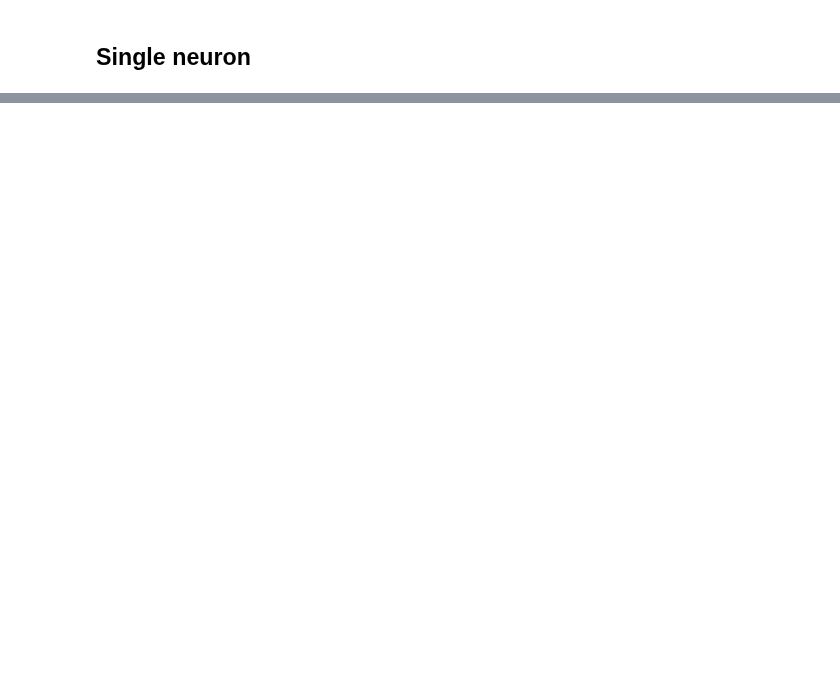
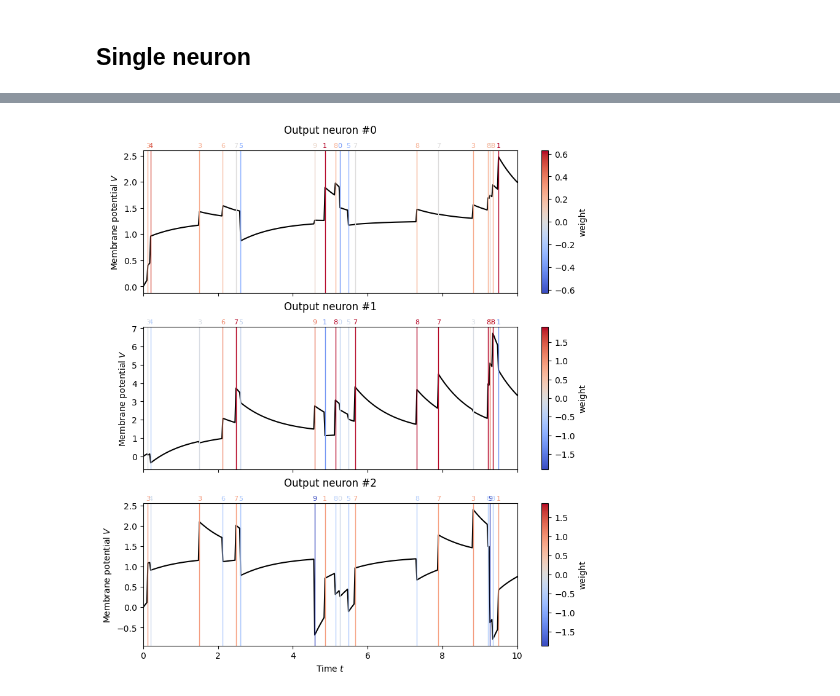
Before and after one commit to carlowenig/spikegd-carlo, a Jupyter notebook: experiments/heidelberg/leaky_integrate_test.ipynb, the cells around one changed output, grey strips where cells are left out. Drawn from its saved outputs; the diff is of its cells as text; code cells hidden in the pictures; blank space fills up the shorter version.

```diff
--- a/experiments/heidelberg/leaky_integrate_test.ipynb
+++ b/experiments/heidelberg/leaky_integrate_test.ipynb
@@ -52,0 +11,92 @@ plt.show()
+# %%
+from functools import partial
+from matplotlib import cm, colors, transforms
+
+def create_args(N_t: int, N_sp: int, N_in: int, N_out: int, config: dict, seed=0):
+    key = jax.random.PRNGKey(0)
+    key1, key2, key3 = jax.random.split(key, 3)
+
+    eval_times = jnp.linspace(0, config["T"], 400)
+
+    # choose N_sp random times for the spikes and store whether the neuron spiked at that time
+    spike_time_indices = jax.random.randint(
+        key1, shape=(N_sp,), minval=0, maxval=len(eval_times)
+    ).sort()
+    spike_times = eval_times[spike_time_indices]
+    spike_neurons = jax.random.randint(key2, shape=(N_sp,), minval=0, maxval=N_in)
+    spikes = (spike_times, spike_neurons)
+
+    input_spike_mask = jnp.full(N_sp, True)  # use all spikes as inputs
+
+    weight_scale = 1
+    weights = jax.random.normal(key3, shape=(N_out, N_in)) * weight_scale
+
+    V_0 = jnp.zeros(N_out)
+
+    return eval_times, spikes, weights, V_0, input_spike_mask, config
+
+
+config = {
+    "I0": 5 / 4,
+    "tau": 1,
+    "T": 10,
+}
+
+
+N_t = 400
+N_sp = 20
+N_out = 3
+N_in = 10
+args = eval_times, spikes, weights, _, _, _ = create_args(N_t, N_sp, N_in, N_out, config)
+
+V_arr = leaky_integrate(*args)
+
+fig, axs = plt.subplots(
+    N_out, figsize=(8, 3 * N_out), squeeze=False, sharex=True, constrained_layout=True
+)
+axs = axs.flat
+
+weight_cmap = plt.get_cmap("coolwarm")
+
+for i_out, ax in enumerate(axs):
+    ax.plot(eval_times, V_arr[i_out], color="black")
+    ax.set_title(f"Output neuron #{i_out}", pad=20)
+
+    max_abs_weight = jnp.abs(weights[i_out]).max().item()
+    weight_norm = colors.Normalize(-max_abs_weight, max_abs_weight)
+
+    for spike_time, spike_neuron in zip(*spikes):
+        weight = weights[i_out, spike_neuron]
+        color = weight_cmap(weight_norm(weight))
+
+        ax.axvline(spike_time, color=color, lw=1)
+
+        ax.text(
+            spike_time,
+            1.01,
+            str(spike_neuron),
+            ha="center",
+            va="bottom",
+            fontsize=8,
+            color=color,
+            transform=transforms.blended_transform_factory(ax.transData, ax.transAxes),
+        )
+
+    # Simulate again, but without intermediate time points
+    # eval_times = np.concatenate([[0], spike_times, [config["T"]]])
+    # spike_mask = np.ones(len(eval_times), dtype=bool)
+    # spike_mask[0] = spike_mask[-1] = False  # first and last time point are not spikes
+
+    # V_arr = leaky_integrate(eval_times, V_0=0, w=1, spike_mask=spike_mask, config=config)
+
+    # plt.plot(eval_times, V_arr, linestyle="--", label="without intermediate times")
+
+    ax.set_ylabel("Membrane potential $V$")
+    plt.colorbar(cm.ScalarMappable(weight_norm, weight_cmap), ax=ax, label="weight")
+
+axs[-1].set_xlabel("Time $t$")
+axs[-1].set_xlim(0, config["T"])
+# plt.legend()
+plt.show()
+# %% [output]
+[figure, added]
```
Also changed, not shown: parts of 13 cells of this notebook, 3 other files.
